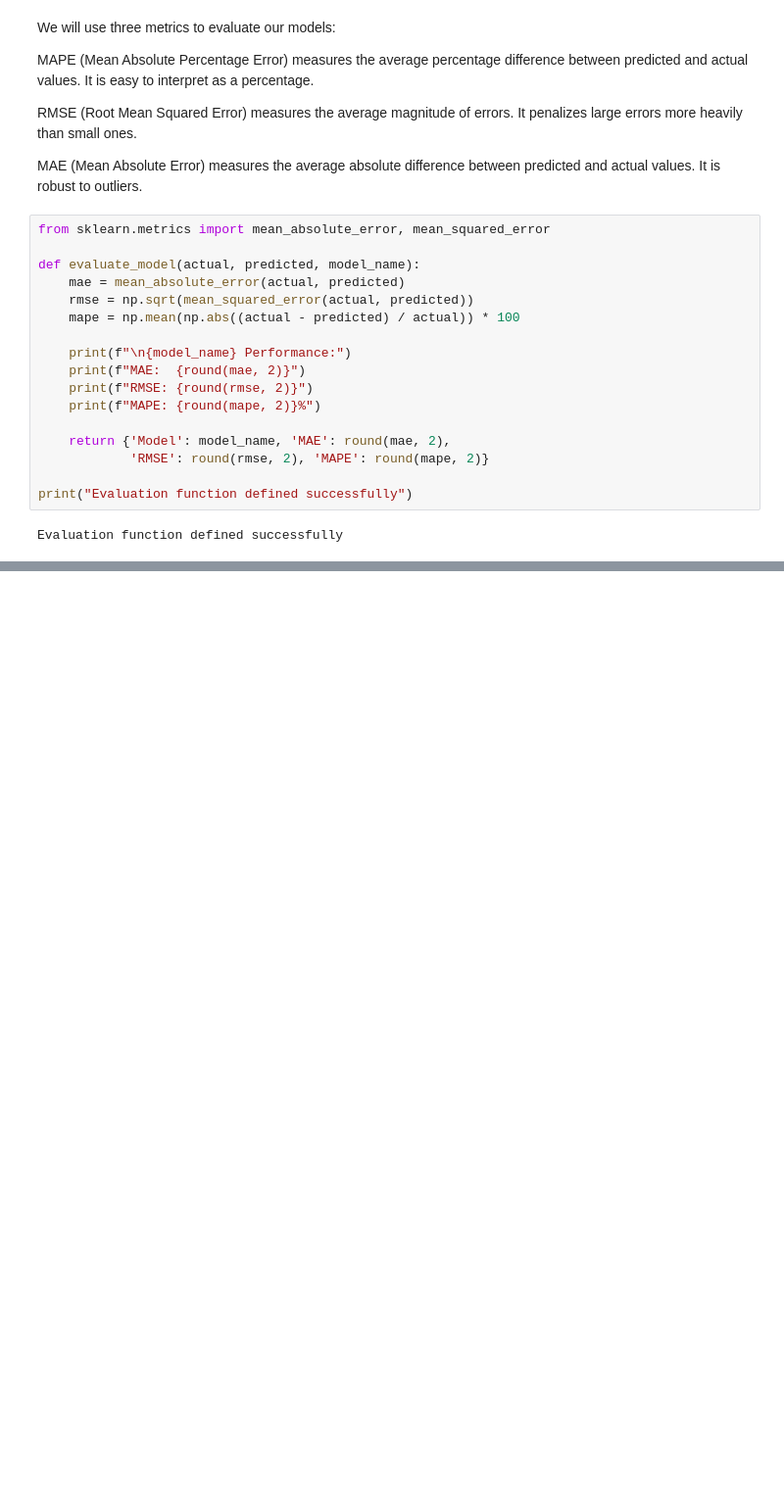
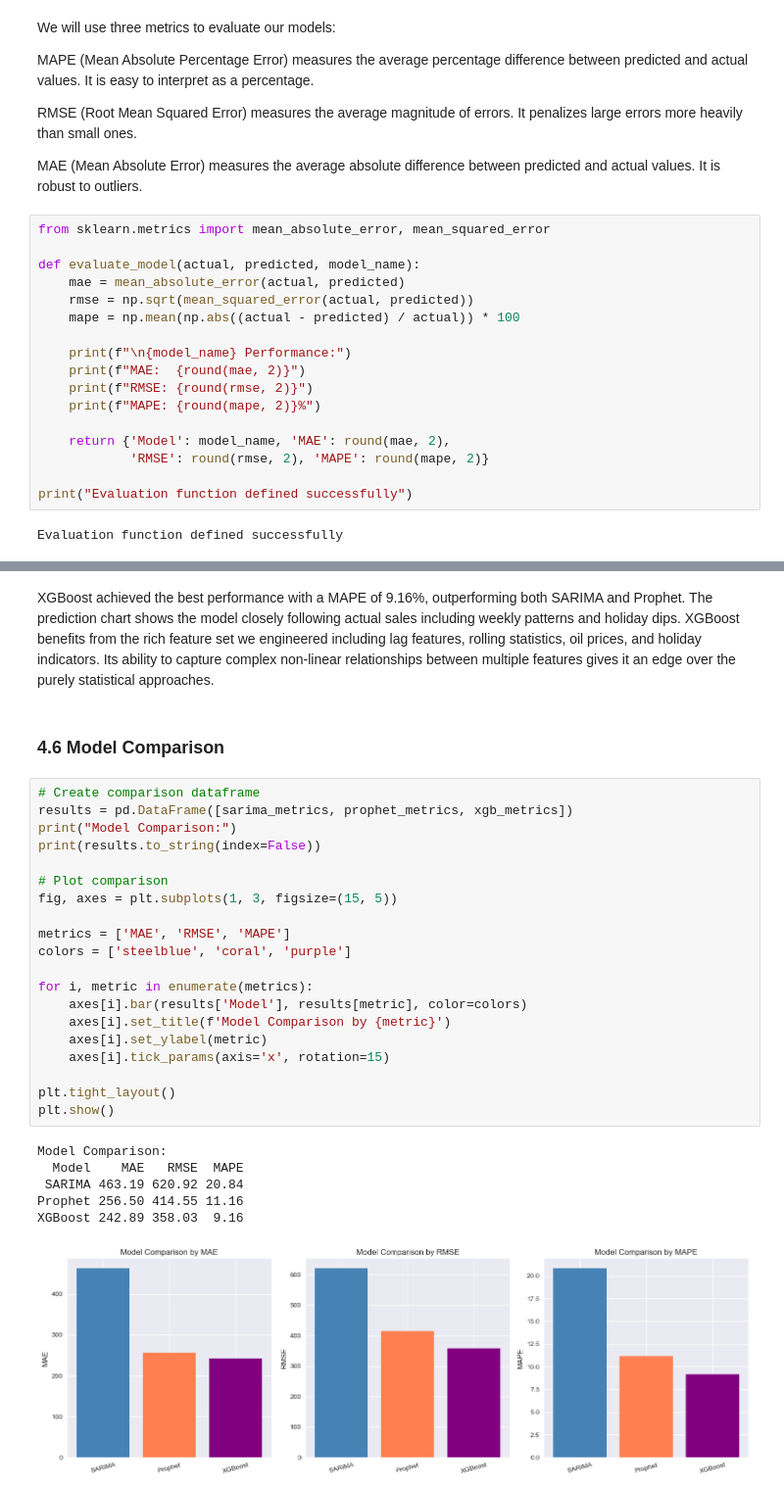
Before and after one commit to Swetakhadka7/store-sales-forecasting, a Jupyter notebook: store_sales_forecasting.ipynb, the cells around one changed output, grey strips where cells are left out. Shown at 98% size. Drawn from its saved outputs; the diff is of its cells as text; blank space fills up the shorter version.

```diff
--- a/store_sales_forecasting.ipynb
+++ b/store_sales_forecasting.ipynb
@@ -1049,0 +1328,36 @@ Evaluation function defined successfully
+# %% [markdown]
+XGBoost achieved the best performance with a MAPE of 9.16%, outperforming both
+SARIMA and Prophet. The prediction chart shows the model closely following actual
+sales including weekly patterns and holiday dips. XGBoost benefits from the rich
+feature set we engineered including lag features, rolling statistics, oil prices,
+and holiday indicators. Its ability to capture complex non-linear relationships
+between multiple features gives it an edge over the purely statistical approaches.
+# %% [markdown]
+### 4.6 Model Comparison
+# %%
+# Create comparison dataframe
+results = pd.DataFrame([sarima_metrics, prophet_metrics, xgb_metrics])
+print("Model Comparison:")
+print(results.to_string(index=False))
+
+# Plot comparison
+fig, axes = plt.subplots(1, 3, figsize=(15, 5))
+
+metrics = ['MAE', 'RMSE', 'MAPE']
+colors = ['steelblue', 'coral', 'purple']
+
+for i, metric in enumerate(metrics):
+    axes[i].bar(results['Model'], results[metric], color=colors)
+    axes[i].set_title(f'Model Comparison by {metric}')
+    axes[i].set_ylabel(metric)
+    axes[i].tick_params(axis='x', rotation=15)
+
+plt.tight_layout()
+plt.show()
+# %% [output]
+Model Comparison:
+  Model    MAE   RMSE  MAPE
+ SARIMA 463.19 620.92 20.84
+Prophet 256.50 414.55 11.16
+XGBoost 242.89 358.03  9.16
+[figure, added]
```
Also changed, not shown: parts of 39 cells of this notebook, 3 other files.
